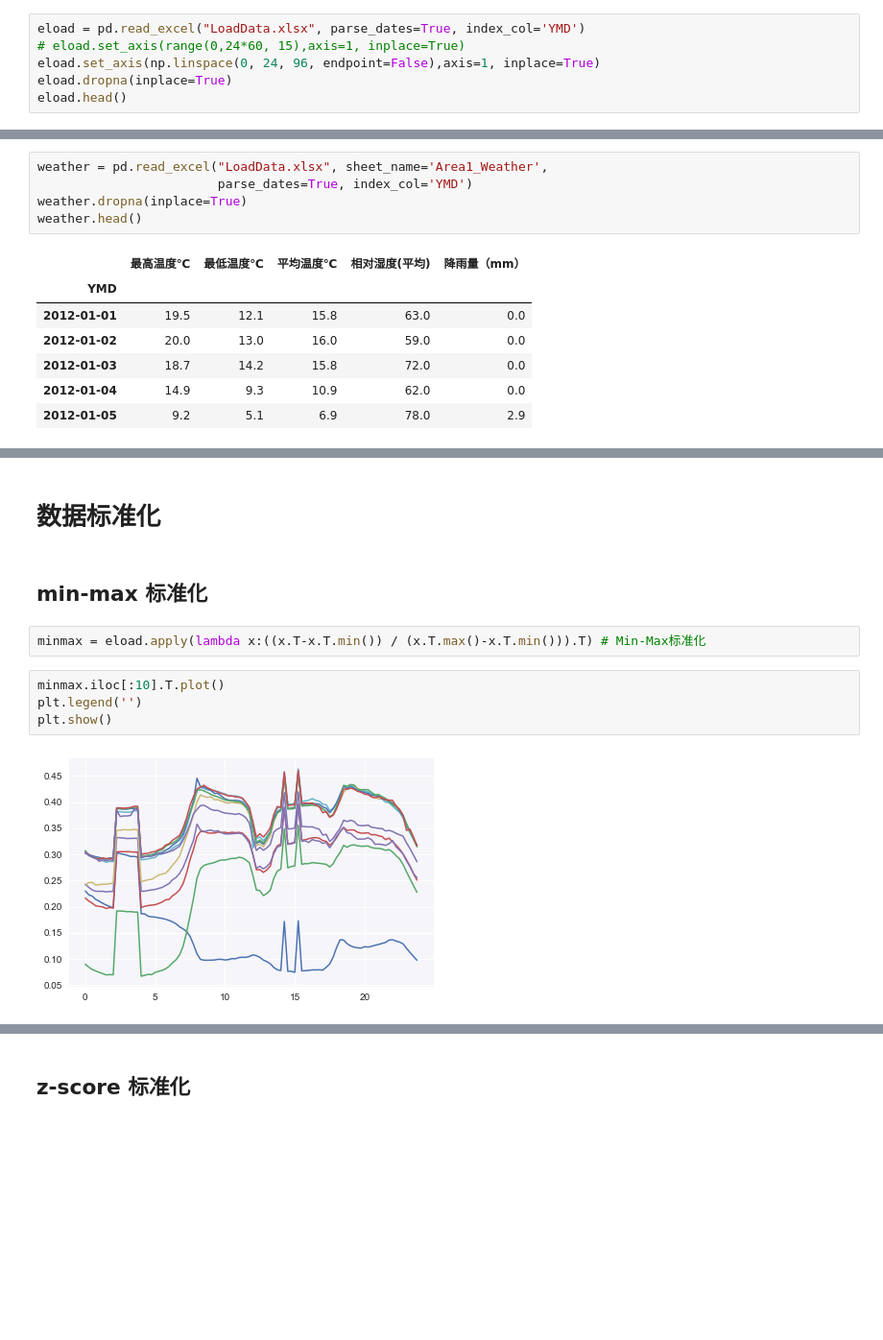
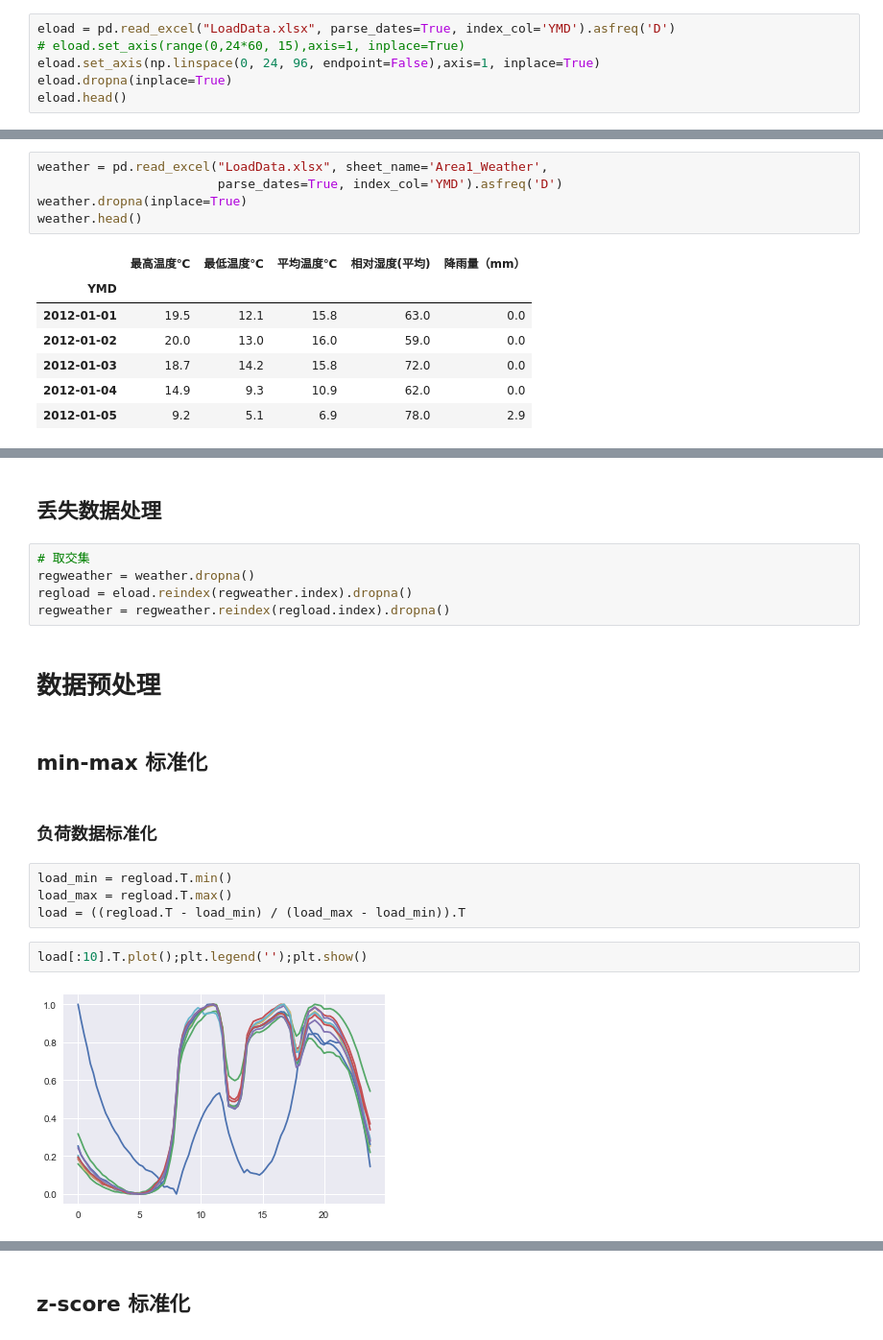
Before and after one commit to Black-Web/notbooks, a Jupyter notebook: jupyternb/eload_forecast.ipynb, the cells around one changed output, grey strips where cells are left out. Shown: that part at 96% size. Saved outputs shown, nothing was run; the diff lists cells and outputs as text; blank space fills up the shorter version.

```diff
--- a/jupyternb/eload_forecast.ipynb
+++ b/jupyternb/eload_forecast.ipynb
@@ -19,7 +20,7 @@ pd.options.display.max_columns = 10
 # %% [markdown]
 ## 数据导入
 # %%
-eload = pd.read_excel("LoadData.xlsx", parse_dates=True, index_col='YMD')
+eload = pd.read_excel("LoadData.xlsx", parse_dates=True, index_col='YMD').asfreq('D')
 # eload.set_axis(range(0,24*60, 15),axis=1, inplace=True)
 eload.set_axis(np.linspace(0, 24, 96, endpoint=False),axis=1, inplace=True)
 eload.dropna(inplace=True)
@@ -35,7 +36,7 @@ eload.head()
 5 rows × 96 columns
 # %%
 weather = pd.read_excel("LoadData.xlsx", sheet_name='Area1_Weather',
-                        parse_dates=True, index_col='YMD')
+                        parse_dates=True, index_col='YMD').asfreq('D')
 weather.dropna(inplace=True)
 weather.head()
 # %% [output]
@@ -59,12 +101,21 @@ plt.show()
 # %% [markdown]
-# 数据标准化
+## 丢失数据处理
+# %%
+# 取交集
+regweather = weather.dropna()
+regload = eload.reindex(regweather.index).dropna()
+regweather = regweather.reindex(regload.index).dropna()
+# %% [markdown]
+# 数据预处理
 # %% [markdown]
 ## min-max 标准化
-# %%
-minmax = eload.apply(lambda x:((x.T-x.T.min()) / (x.T.max()-x.T.min())).T) # Min-Max标准化
+# %% [markdown]
+### 负荷数据标准化
+# %%
+load_min = regload.T.min()
+load_max = regload.T.max()
+load = ((regload.T - load_min) / (load_max - load_min)).T
 # %%
-minmax.iloc[:10].T.plot()
-plt.legend('')
-plt.show()
+load[:10].T.plot();plt.legend('');plt.show()
 # %% [output]
-[figure, old version]
+[figure, new version]
```
Also changed, not shown: parts of 41 cells of this notebook.
